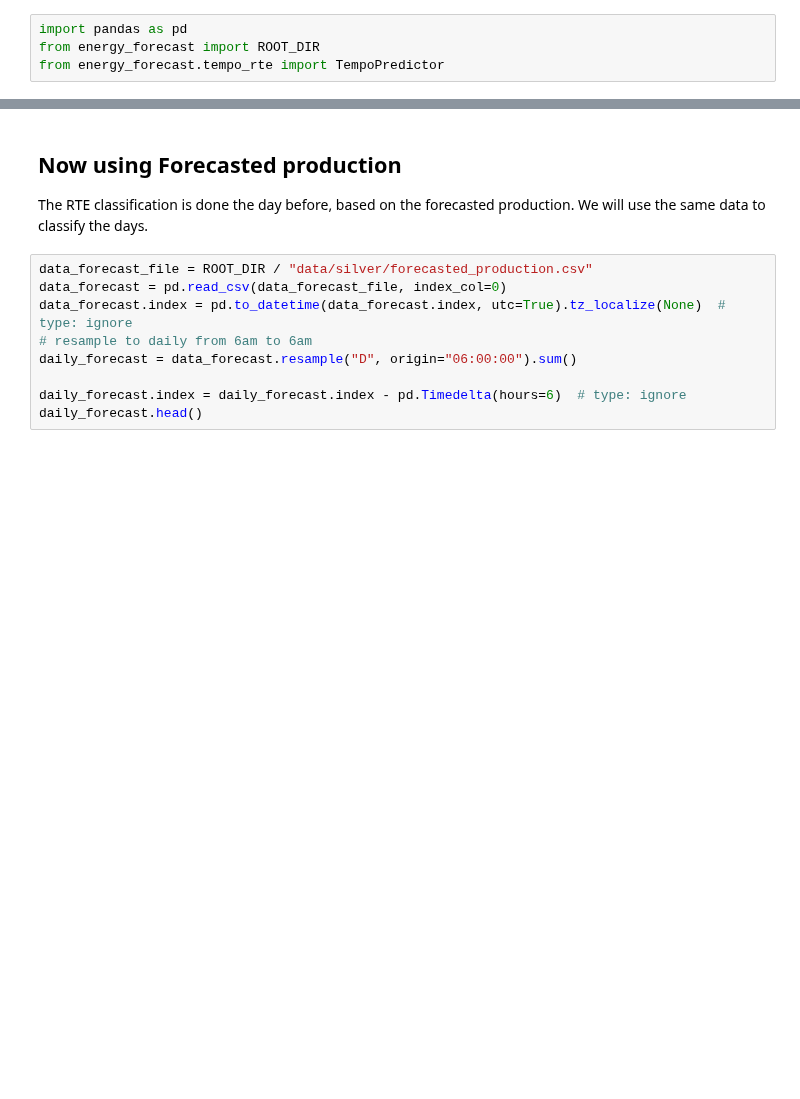
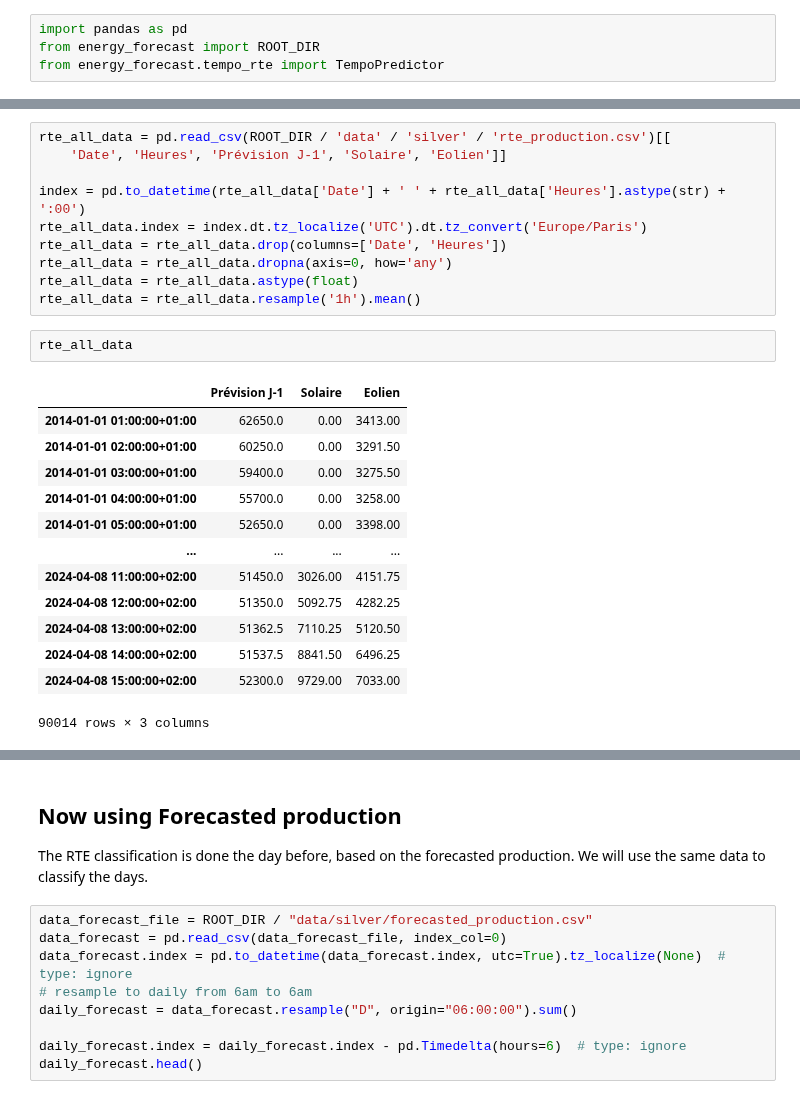
Before and after one commit to GreenForecast-Squad/energetic-stress-production, a Jupyter notebook: notebooks/datascience/tempo_predictor.ipynb, the cells around one changed output, grey strips where cells are left out. Saved outputs shown, nothing was run; the diff lists cells and outputs as text; blank space fills up the shorter version.

```diff
--- a/notebooks/datascience/tempo_predictor.ipynb
+++ b/notebooks/datascience/tempo_predictor.ipynb
@@ -13 +38,27 @@ from energy_forecast.tempo_rte import TempoPredictor
+# %%
+rte_all_data = pd.read_csv(ROOT_DIR / 'data' / 'silver' / 'rte_production.csv')[[
+    'Date', 'Heures', 'Prévision J-1', 'Solaire', 'Eolien']]
+
+index = pd.to_datetime(rte_all_data['Date'] + ' ' + rte_all_data['Heures'].astype(str) + ':00')
+rte_all_data.index = index.dt.tz_localize('UTC').dt.tz_convert('Europe/Paris')
+rte_all_data = rte_all_data.drop(columns=['Date', 'Heures'])
+rte_all_data = rte_all_data.dropna(axis=0, how='any')
+rte_all_data = rte_all_data.astype(float)
+rte_all_data = rte_all_data.resample('1h').mean()
+# %%
+rte_all_data
+# %% [output]
+|  | Prévision J-1 | Solaire | Eolien |
+| 2014-01-01 01:00:00+01:00 | 62650.0 | 0.00 | 3413.00 |
+| 2014-01-01 02:00:00+01:00 | 60250.0 | 0.00 | 3291.50 |
+| 2014-01-01 03:00:00+01:00 | 59400.0 | 0.00 | 3275.50 |
+| 2014-01-01 04:00:00+01:00 | 55700.0 | 0.00 | 3258.00 |
+| 2014-01-01 05:00:00+01:00 | 52650.0 | 0.00 | 3398.00 |
+| ... | ... | ... | ... |
+| 2024-04-08 11:00:00+02:00 | 51450.0 | 3026.00 | 4151.75 |
+| 2024-04-08 12:00:00+02:00 | 51350.0 | 5092.75 | 4282.25 |
+| 2024-04-08 13:00:00+02:00 | 51362.5 | 7110.25 | 5120.50 |
+| 2024-04-08 14:00:00+02:00 | 51537.5 | 8841.50 | 6496.25 |
+| 2024-04-08 15:00:00+02:00 | 52300.0 | 9729.00 | 7033.00 |
+90014 rows × 3 columns
 # %%
```
Also changed, not shown: parts of 12 cells of this notebook, 2 other files.
